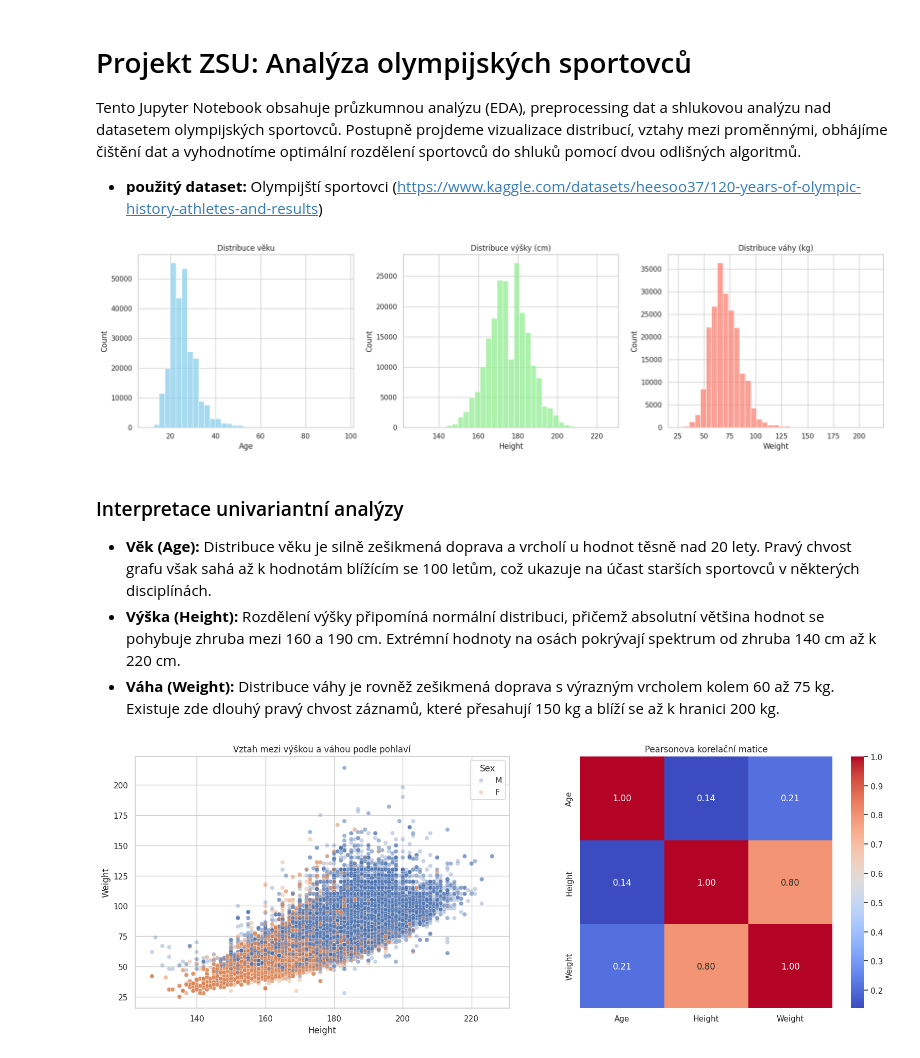
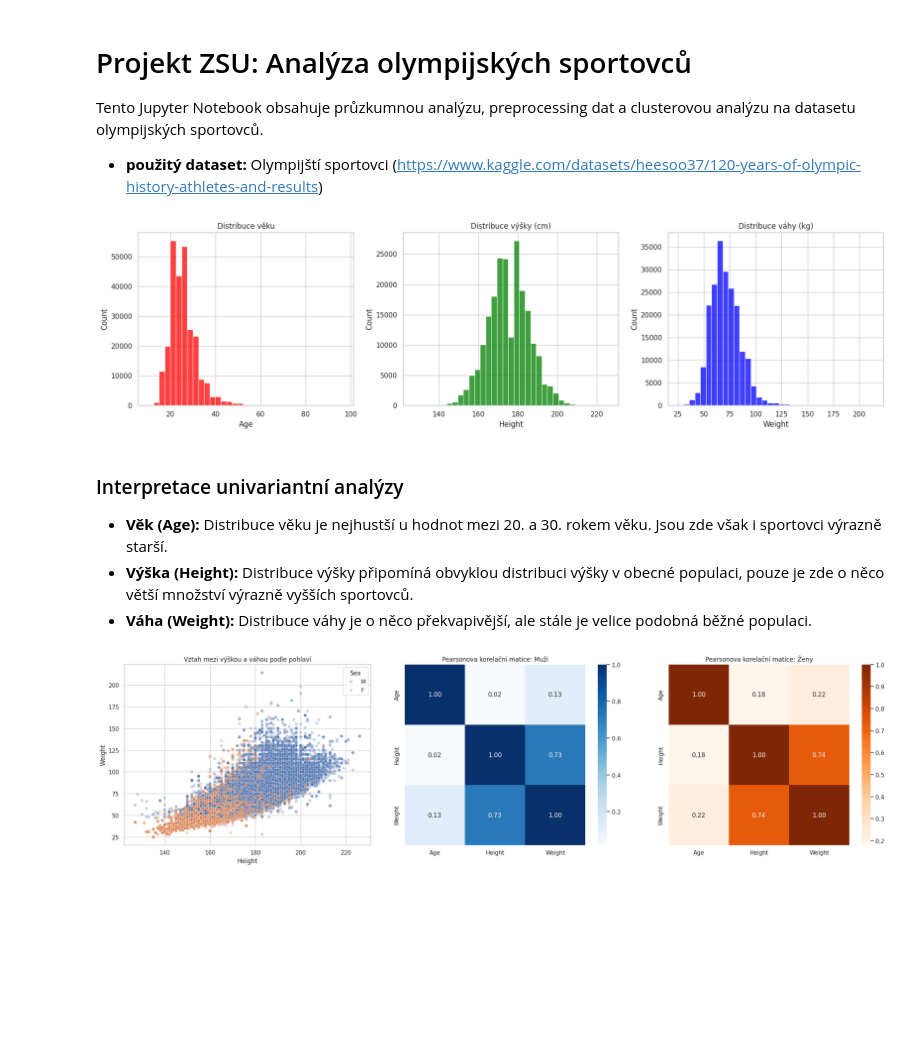
Before and after one commit to NEU0127/ZSUProjekt, a Jupyter notebook: ZSUProjektPart1.ipynb, the cells around one changed output. Drawn from its saved outputs; the diff is of its cells as text; code cells hidden in the pictures; blank space fills up the shorter version.

```diff
--- a/ZSUProjektPart1.ipynb
+++ b/ZSUProjektPart1.ipynb
@@ -3,7 +3,7 @@
 # %% [markdown]
 # Projekt ZSU: Analýza olympijských sportovců
 
-Tento Jupyter Notebook obsahuje průzkumnou analýzu (EDA), preprocessing dat a shlukovou analýzu nad datasetem olympijských sportovců. Postupně projdeme vizualizace distribucí, vztahy mezi proměnnými, obhájíme čištění dat a vyhodnotíme optimální rozdělení sportovců do shluků pomocí dvou odlišných algoritmů.
+Tento Jupyter Notebook obsahuje průzkumnou analýzu, preprocessing dat a clusterovou analýzu na datasetu olympijských sportovců.
 
 * **použitý dataset:** Olympijští sportovci (https://www.kaggle.com/datasets/heesoo37/120-years-of-olympic-history-athletes-and-results)
 # %%
@@ -21,33 +21,40 @@ pd.set_option("display.max_columns", 100)
 df_olympics = pd.read_csv('athlete_events.csv')
 
 fig, axes = plt.subplots(1, 3, figsize=(18, 5))
-sns.histplot(data=df_olympics, x='Age', bins=35, ax=axes[0], color='skyblue')
+sns.histplot(data=df_olympics, x='Age', bins=35, ax=axes[0], color='red')
 axes[0].set_title('Distribuce věku')
-sns.histplot(data=df_olympics, x='Height', bins=35, ax=axes[1], color='lightgreen')
+sns.histplot(data=df_olympics, x='Height', bins=35, ax=axes[1], color='green')
 axes[1].set_title('Distribuce výšky (cm)')
-sns.histplot(data=df_olympics, x='Weight', bins=35, ax=axes[2], color='salmon')
+sns.histplot(data=df_olympics, x='Weight', bins=35, ax=axes[2], color='blue')
 axes[2].set_title('Distribuce váhy (kg)')
 plt.tight_layout()
 plt.show()
 # %% [output]
-[figure, old version]
+[figure, new version]
-# %% [markdown]
-### Interpretace univariantní analýzy
-* **Věk (Age):** Distribuce věku je silně zešikmená doprava a vrcholí u hodnot těsně nad 20 lety. Pravý chvost grafu však sahá až k hodnotám blížícím se 100 letům, což ukazuje na účast starších sportovců v některých disciplínách.
-* **Výška (Height):** Rozdělení výšky připomíná normální distribuci, přičemž absolutní většina hodnot se pohybuje zhruba mezi 160 a 190 cm. Extrémní hodnoty na osách pokrývají spektrum od zhruba 140 cm až k 220 cm.
-* **Váha (Weight):** Distribuce váhy je rovněž zešikmená doprava s výrazným vrcholem kolem 60 až 75 kg. Existuje zde dlouhý pravý chvost záznamů, které přesahují 150 kg a blíží se až k hranici 200 kg.
+# %% [markdown]
+### Interpretace univariantní analýzy
+* **Věk (Age):** Distribuce věku je nejhustší u hodnot mezi 20. a 30. rokem věku. Jsou zde však i sportovci výrazně starší.
+* **Výška (Height):** Distribuce výšky připomíná obvyklou distribuci výšky v obecné populaci, pouze je zde o něco větší množství výrazně vyšších sportovců.
+* **Váha (Weight):** Distribuce váhy je o něco překvapivější, ale stále je velice podobná běžné populaci.
 # %%
-fig, axes = plt.subplots(1, 2, figsize=(16, 6))
-
+fig, axes = plt.subplots(1, 3, figsize=(22, 6))
 sns.scatterplot(data=df_olympics, x='Height', y='Weight', hue='Sex', alpha=0.3, ax=axes[0])
 axes[0].set_title('Vztah mezi výškou a váhou podle pohlaví')
 
+
 numeric_cols = ['Age', 'Height', 'Weight']
-corr_matrix = df_olympics[numeric_cols].corr(method='pearson')
-sns.heatmap(corr_matrix, annot=True, fmt=".2f", cmap="coolwarm", square=True, ax=axes[1])
-axes[1].set_title('Pearsonova korelační matice')
+mat_male = df_olympics[df_olympics['Sex'] == 'M'][numeric_cols].corr(method='pearson')
+mat_female = df_olympics[df_olympics['Sex'] == 'F'][numeric_cols].corr(method='pearson')
+
+
+sns.heatmap(mat_male, annot=True, fmt=".2f", cmap="Blues", square=True, ax=axes[1])
+axes[1].set_title('Pearsonova korelační matice: Muži')
+
+
+sns.heatmap(mat_female, annot=True, fmt=".2f", cmap="Oranges", square=True, ax=axes[2])
+axes[2].set_title('Pearsonova korelační matice: Ženy')
 
 plt.tight_layout()
 plt.show()
 # %% [output]
-[figure, old version]
+[figure, new version]
```
Also changed, not shown: parts of 18 cells of this notebook.
